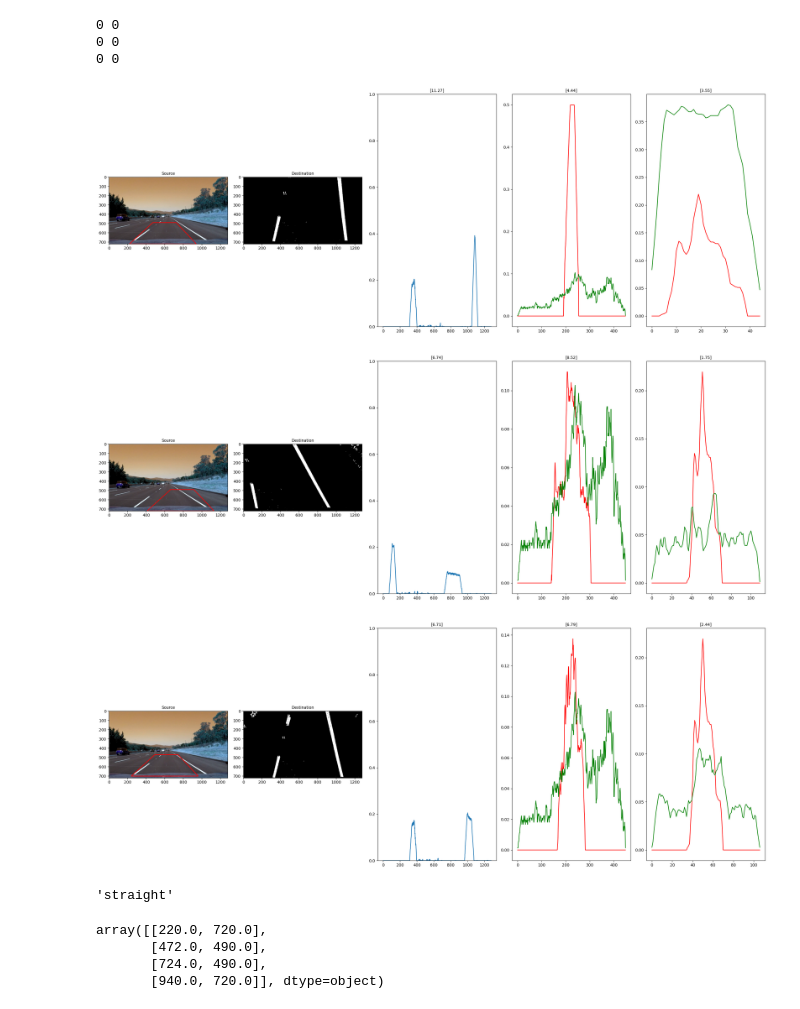
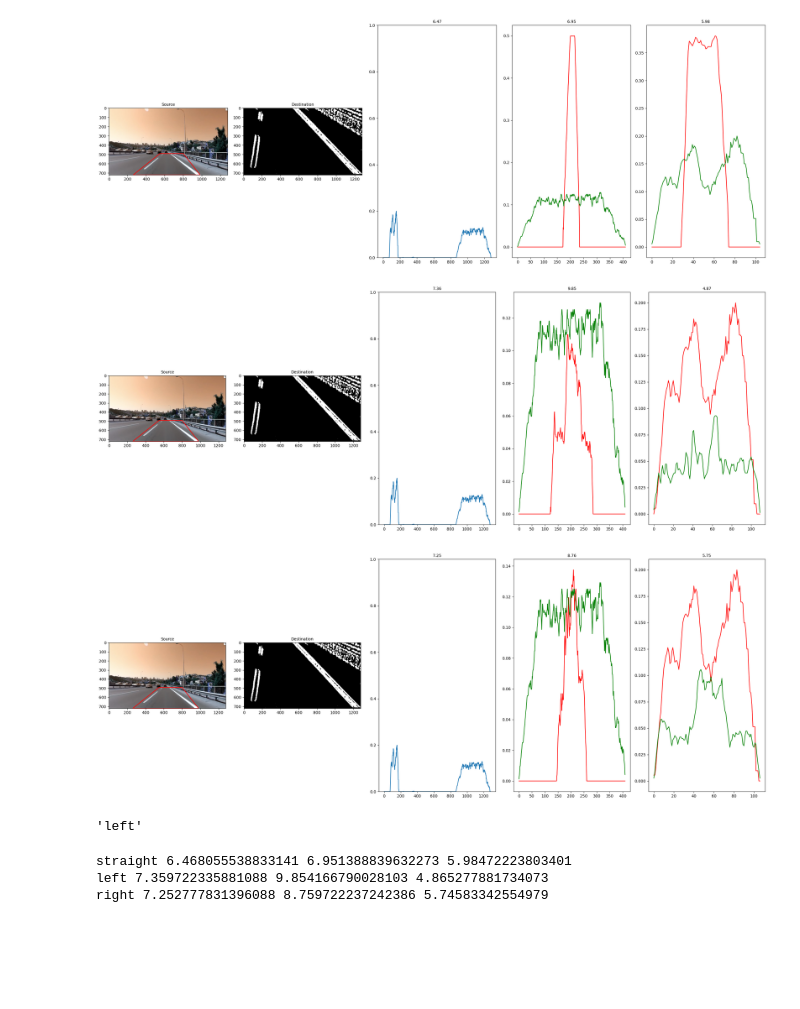
Before and after one commit to katyagikalo/lane_detection, a Jupyter notebook: baseline.ipynb, the cells around one changed output. Drawn from its saved outputs; the diff is of its cells as text; code cells hidden in the pictures; blank space fills up the shorter version.

```diff
--- a/baseline.ipynb
+++ b/baseline.ipynb
@@ -475,0 +499,12 @@ def find_best_roi(image, source_points, ideal_histogram_path):
+# %%
+def get_index_of_best_roi(comparison_results):
+    index = 0
+    topology = 0
+
+    for i in range(len(comparison_results)):
+        for j in range(3):
+            if comparison_results[i][j][1] > comparison_results[index][topology][1]:
+                index = i
+                topology = j
+
+    return index, topology
@@ -484,41 +601,27 @@ source_points = create_roi_suggestions('./test_images_UNUSED/straight_lines2.jpg
-# %%
-image = cv.imread('./test_images_UNUSED/straight_lines2.jpg')
-
-def detect_lane_topology():
-
-    topologies = []
-
-    comparison_results_straight, source_points_straight = find_best_roi(image, source_points, './histogram_sample/ideal_histogram.pickle')
-    topologies.append((comparison_results_straight, source_points_straight, 'straight'))
-
-    comparison_results_left_curve, source_points_left_curve = find_best_roi(image, source_points, './histogram_sample/left_curve_histogram_89.pickle')
-    topologies.append((comparison_results_left_curve, source_points_left_curve, 'left'))
-
-    comparison_results_right_curve, source_points_right_curve = find_best_roi(image, source_points, './histogram_sample/right_curve_histogram_37.pickle')
-    topologies.append((comparison_results_right_curve, source_points_right_curve, 'right'))
-
-    print(source_points_straight)
-    print(source_points_left_curve)
-    print(source_points_right_curve)
-
-    return choose_topology(topologies)
-# %%
-source_points_lane_topology, topology_name = detect_lane_topology()
-# %% [output]
-0 0
-0 0
-0 0
-[figure, removed]
-[figure, removed]
-[figure, removed]
-# %%
-topology_name
-# %% [output]
-'straight'
-# %%
-source_points_lane_topology
-# %% [output]
-array([[220.0, 720.0],
-       [472.0, 490.0],
-       [724.0, 490.0],
-       [940.0, 720.0]], dtype=object)
+# %%
+source_points = create_roi_suggestions('./test_resized/istanbul.jpg')
+image = cv.imread('./test_resized/istanbul.jpg')
+
+def detect_lane_topology():
+
+    comparison_results, topology, roi_source_points = find_best_roi(image, source_points, './histogram_sample/ideal_histogram.pickle', './histogram_sample/left_curve_histogram_89.pickle', './histogram_sample/right_curve_histogram_37.pickle')
+
+    return roi_source_points, comparison_results, topology
+# %%
+roi_source_points, comparison_results, topology = detect_lane_topology()
+# %% [output]
+[figure, added]
+[figure, added]
+[figure, added]
+# %%
+comparison_results[topology][0]
+# %% [output]
+'left'
+# %%
+print(comparison_results[0][0], comparison_results[0][1], comparison_results[0][2], comparison_results[0][3])
+print(comparison_results[1][0], comparison_results[1][1], comparison_results[1][2], comparison_results[1][3])
+print(comparison_results[2][0], comparison_results[2][1], comparison_results[2][2], comparison_results[2][3])
+# %% [output]
+straight 6.468055538833141 6.951388839632273 5.98472223803401
+left 7.359722335881088 9.854166790028103 4.865277881734073
+right 7.252777831396088 8.759722237242386 5.74583342554979
```
Also changed, not shown: parts of 34 cells of this notebook.
